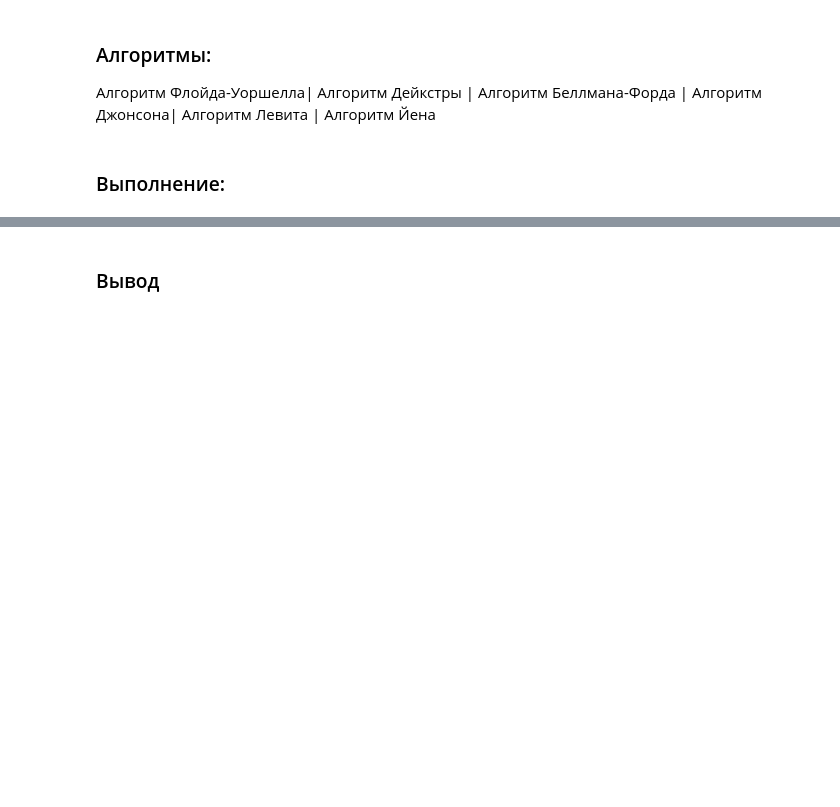
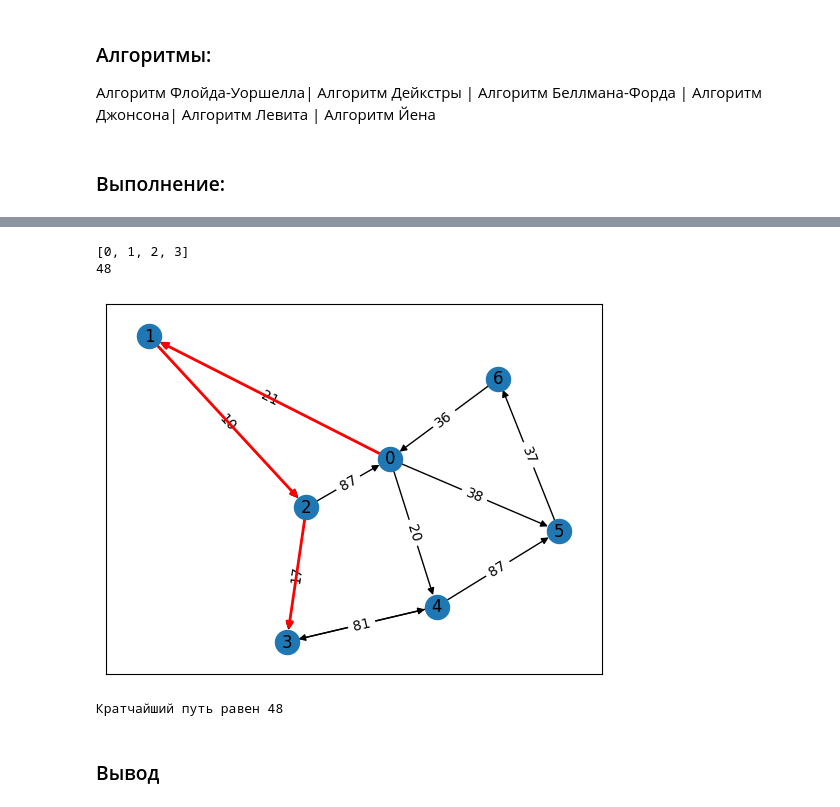
Before and after one commit to Abcdeshka/SIAOD, a Jupyter notebook: Lab3_0.ipynb, the cells around one changed output, grey strips where cells are left out. Saved outputs shown, nothing was run; the diff lists cells and outputs as text; code cells hidden in the pictures; blank space fills up the shorter version.

Commit message:
dijkstra

```diff
--- a/Lab3_0.ipynb
+++ b/Lab3_0.ipynb
@@ -171,2 +187,55 @@ print(shortest)
+# %%
+def dijkstra(a,b,graph):
+    V=len(get_nodes(graph))
+    visited=[False]*V
+    predecessors = [-1] * V
+    distances=[float('inf')]*V
+    distances[a]=0
+
+    while True:
+        min_dist=float('inf')
+        current=None
+        # ищем к какой прыгнуть следующей (минимальной)
+        for i in range(V):
+            if not visited[i] and distances[i]<min_dist:
+                min_dist=distances[i]
+                current=i
+
+        if current is None:
+            break
+
+        visited[current]=True
+
+        # новые расстояние для следующих от минимальной
+        for edge in graph:
+            if edge[0] == current:
+                neighbor = edge[1]
+                new_dist= distances[current] + edge[2]
+                if new_dist< distances[neighbor]:
+                    distances[neighbor] = new_dist
+                    predecessors[neighbor] = current
+
+    # достаем путь
+    path=[]
+    current=b
+    while current!=-1:
+        path.append(current)
+        current=predecessors[current]
+    path.reverse()
+
+    return path if path[0] == a else [], distances[b]
+
+path, distance=dijkstra(a,b,graph)
+print(path)
+print(distance)
+
+
+visualize_graph(graph,path=path)
+print("Кратчайший путь равен "+ str(distance))
+# %% [output]
+[0, 1, 2, 3]
+48
+[figure, added]
+Кратчайший путь равен 48
 # %% [markdown]
 ### Вывод
```
Also changed, not shown: parts of 4 cells of this notebook.
